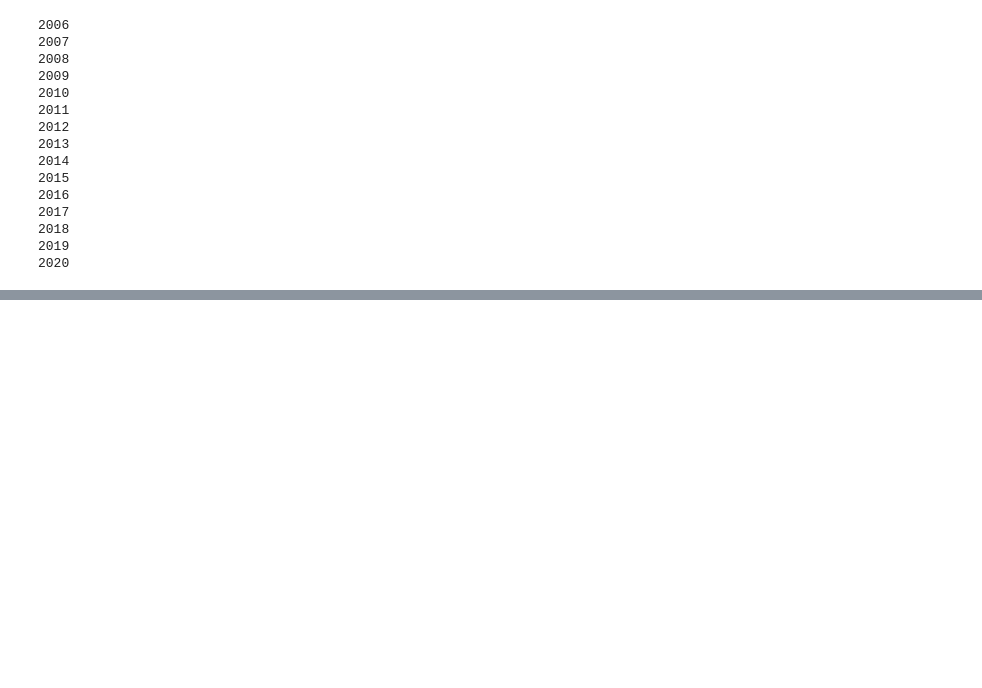
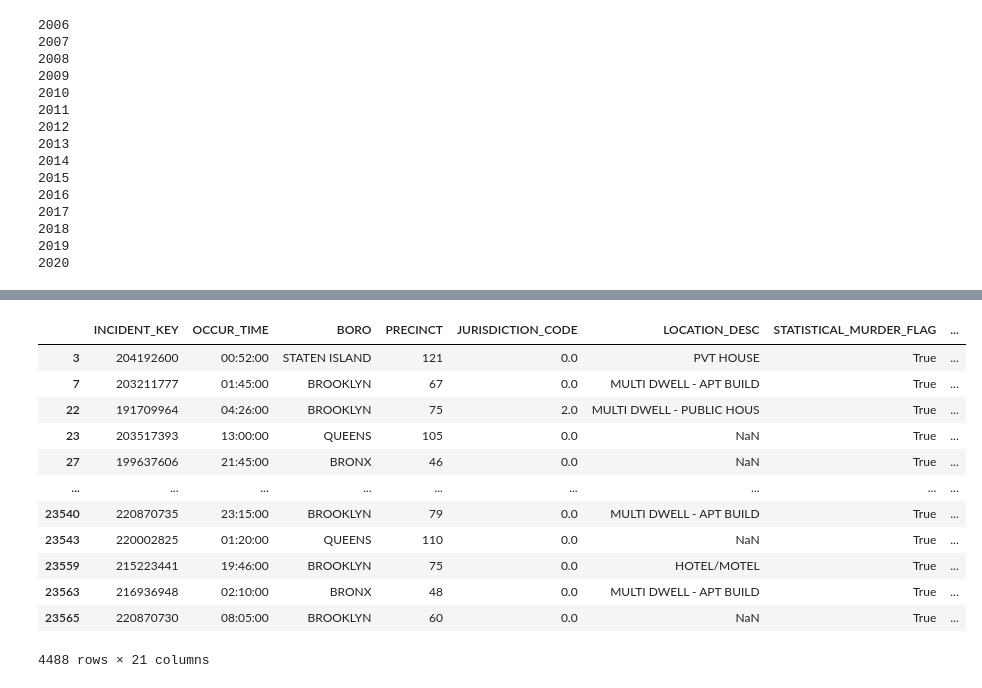
Before and after one commit to sashasabater/nyc-gun-violence, a Jupyter notebook: notebooks/nypd.ipynb, the cells around one changed output, grey strips where cells are left out. Drawn from its saved outputs; the diff is of its cells as text; code cells hidden in the pictures; blank space fills up the shorter version.

```diff
--- a/notebooks/nypd.ipynb
+++ b/notebooks/nypd.ipynb
@@ -155,0 +206,16 @@ def kill_rate(df):
+# %%
+geo_k
+# %% [output]
+|  | INCIDENT_KEY | OCCUR_TIME | BORO | PRECINCT | JURISDICTION_CODE | LOCATION_DESC | STATISTICAL_MURDER_FLAG | ... |
+| 3 | 204192600 | 00:52:00 | STATEN ISLAND | 121 | 0.0 | PVT HOUSE | True | ... |
+| 7 | 203211777 | 01:45:00 | BROOKLYN | 67 | 0.0 | MULTI DWELL - APT BUILD | True | ... |
+| 22 | 191709964 | 04:26:00 | BROOKLYN | 75 | 2.0 | MULTI DWELL - PUBLIC HOUS | True | ... |
+| 23 | 203517393 | 13:00:00 | QUEENS | 105 | 0.0 | NaN | True | ... |
+| 27 | 199637606 | 21:45:00 | BRONX | 46 | 0.0 | NaN | True | ... |
+| ... | ... | ... | ... | ... | ... | ... | ... | ... |
+| 23540 | 220870735 | 23:15:00 | BROOKLYN | 79 | 0.0 | MULTI DWELL - APT BUILD | True | ... |
+| 23543 | 220002825 | 01:20:00 | QUEENS | 110 | 0.0 | NaN | True | ... |
+| 23559 | 215223441 | 19:46:00 | BROOKLYN | 75 | 0.0 | HOTEL/MOTEL | True | ... |
+| 23563 | 216936948 | 02:10:00 | BRONX | 48 | 0.0 | MULTI DWELL - APT BUILD | True | ... |
+| 23565 | 220870730 | 08:05:00 | BROOKLYN | 60 | 0.0 | NaN | True | ... |
+4488 rows × 21 columns
```
Also changed, not shown: parts of 27 cells of this notebook.
